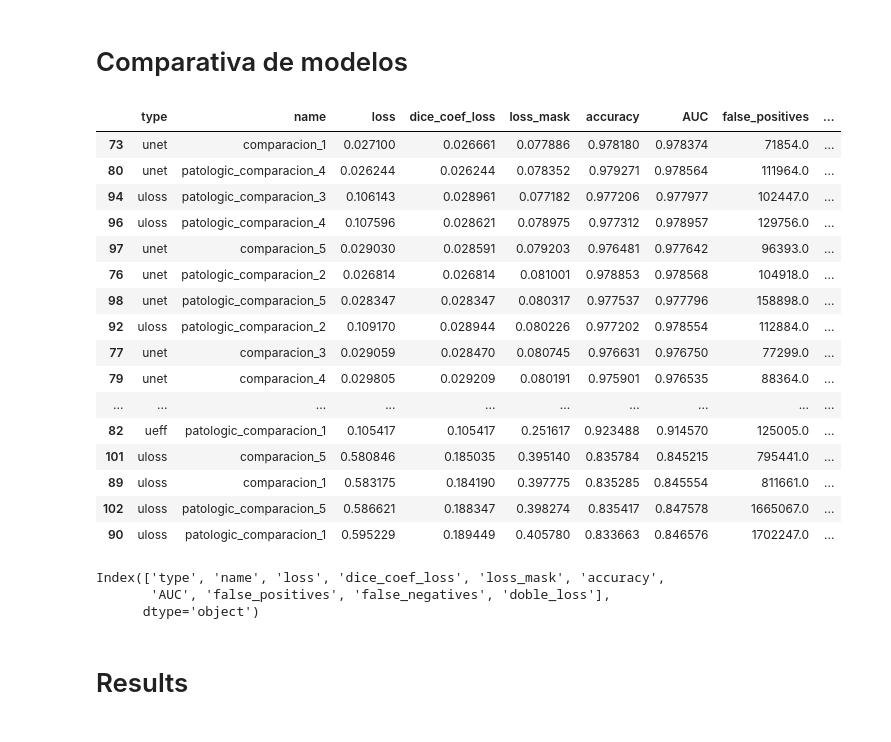
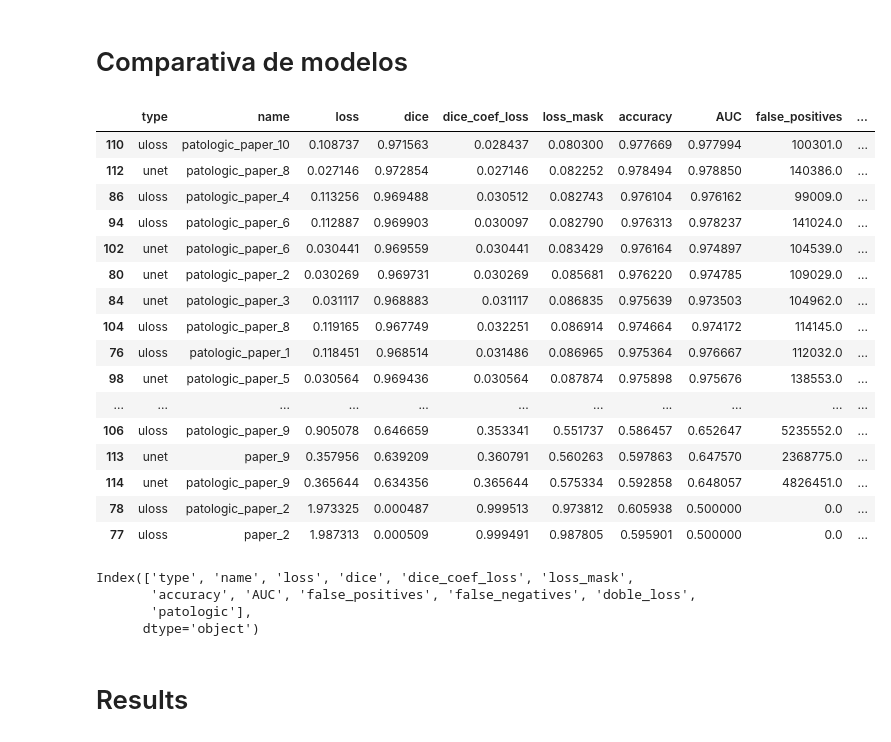
Before and after one commit to maryskal/SITK, a Jupyter notebook: neural_networks/segmentation/data_management/Paper_evaluation.ipynb, the cells around one changed output. Cells and saved outputs as stored; diff of their text form; code cells hidden in the pictures.

```diff
--- a/neural_networks/segmentation/data_management/Paper_evaluation.ipynb
+++ b/neural_networks/segmentation/data_management/Paper_evaluation.ipynb
@@ -10,39 +10,42 @@ df = pd.read_csv(path)
 df['doble_loss'] = df['dice_coef_loss'] + df['loss_mask']
 # %%
 df.reset_index(drop = True)
-index = [i for i in df.index if bool(re.search('comparacion', df['name'][i]))]
+index = [i for i in df.index if bool(re.search('paper', df['name'][i]))]
-# %%
-df = df.loc[index]
 # %%
 df['patologic'] = [1 if bool(re.search('patologic', df['name'][i])) else 0 for i in df.index]
+# %%
+df = df.iloc[index]
+# %%
+df.insert(3, 'dice', 1-df.dice_coef_loss)
 # %%
-df.sort_values('doble_loss')
+df.sort_values('loss_mask')
 # %% [output]
-|  | type | name | loss | dice_coef_loss | loss_mask | accuracy | AUC | false_positives | ... |
-| 73 | unet | comparacion_1 | 0.027100 | 0.026661 | 0.077886 | 0.978180 | 0.978374 | 71854.0 | ... |
-| 80 | unet | patologic_comparacion_4 | 0.026244 | 0.026244 | 0.078352 | 0.979271 | 0.978564 | 111964.0 | ... |
-| 94 | uloss | patologic_comparacion_3 | 0.106143 | 0.028961 | 0.077182 | 0.977206 | 0.977977 | 102447.0 | ... |
-| 96 | uloss | patologic_comparacion_4 | 0.107596 | 0.028621 | 0.078975 | 0.977312 | 0.978957 | 129756.0 | ... |
-| 97 | unet | comparacion_5 | 0.029030 | 0.028591 | 0.079203 | 0.976481 | 0.977642 | 96393.0 | ... |
-| 76 | unet | patologic_comparacion_2 | 0.026814 | 0.026814 | 0.081001 | 0.978853 | 0.978568 | 104918.0 | ... |
-| 98 | unet | patologic_comparacion_5 | 0.028347 | 0.028347 | 0.080317 | 0.977537 | 0.977796 | 158898.0 | ... |
-| 92 | uloss | patologic_comparacion_2 | 0.109170 | 0.028944 | 0.080226 | 0.977202 | 0.978554 | 112884.0 | ... |
-| 77 | unet | comparacion_3 | 0.029059 | 0.028470 | 0.080745 | 0.976631 | 0.976750 | 77299.0 | ... |
-| 79 | unet | comparacion_4 | 0.029805 | 0.029209 | 0.080191 | 0.975901 | 0.976535 | 88364.0 | ... |
-| ... | ... | ... | ... | ... | ... | ... | ... | ... | ... |
-| 82 | ueff | patologic_comparacion_1 | 0.105417 | 0.105417 | 0.251617 | 0.923488 | 0.914570 | 125005.0 | ... |
-| 101 | uloss | comparacion_5 | 0.580846 | 0.185035 | 0.395140 | 0.835784 | 0.845215 | 795441.0 | ... |
-| 89 | uloss | comparacion_1 | 0.583175 | 0.184190 | 0.397775 | 0.835285 | 0.845554 | 811661.0 | ... |
-| 102 | uloss | patologic_comparacion_5 | 0.586621 | 0.188347 | 0.398274 | 0.835417 | 0.847578 | 1665067.0 | ... |
-| 90 | uloss | patologic_comparacion_1 | 0.595229 | 0.189449 | 0.405780 | 0.833663 | 0.846576 | 1702247.0 | ... |
+|  | type | name | loss | dice | dice_coef_loss | loss_mask | accuracy | AUC | false_positives | ... |
+| 110 | uloss | patologic_paper_10 | 0.108737 | 0.971563 | 0.028437 | 0.080300 | 0.977669 | 0.977994 | 100301.0 | ... |
+| 112 | unet | patologic_paper_8 | 0.027146 | 0.972854 | 0.027146 | 0.082252 | 0.978494 | 0.978850 | 140386.0 | ... |
+| 86 | uloss | patologic_paper_4 | 0.113256 | 0.969488 | 0.030512 | 0.082743 | 0.976104 | 0.976162 | 99009.0 | ... |
+| 94 | uloss | patologic_paper_6 | 0.112887 | 0.969903 | 0.030097 | 0.082790 | 0.976313 | 0.978237 | 141024.0 | ... |
+| 102 | unet | patologic_paper_6 | 0.030441 | 0.969559 | 0.030441 | 0.083429 | 0.976164 | 0.974897 | 104539.0 | ... |
+| 80 | unet | patologic_paper_2 | 0.030269 | 0.969731 | 0.030269 | 0.085681 | 0.976220 | 0.974785 | 109029.0 | ... |
+| 84 | unet | patologic_paper_3 | 0.031117 | 0.968883 | 0.031117 | 0.086835 | 0.975639 | 0.973503 | 104962.0 | ... |
+| 104 | uloss | patologic_paper_8 | 0.119165 | 0.967749 | 0.032251 | 0.086914 | 0.974664 | 0.974172 | 114145.0 | ... |
+| 76 | uloss | patologic_paper_1 | 0.118451 | 0.968514 | 0.031486 | 0.086965 | 0.975364 | 0.976667 | 112032.0 | ... |
+| 98 | unet | patologic_paper_5 | 0.030564 | 0.969436 | 0.030564 | 0.087874 | 0.975898 | 0.975676 | 138553.0 | ... |
+| ... | ... | ... | ... | ... | ... | ... | ... | ... | ... | ... |
+| 106 | uloss | patologic_paper_9 | 0.905078 | 0.646659 | 0.353341 | 0.551737 | 0.586457 | 0.652647 | 5235552.0 | ... |
+| 113 | unet | paper_9 | 0.357956 | 0.639209 | 0.360791 | 0.560263 | 0.597863 | 0.647570 | 2368775.0 | ... |
+| 114 | unet | patologic_paper_9 | 0.365644 | 0.634356 | 0.365644 | 0.575334 | 0.592858 | 0.648057 | 4826451.0 | ... |
+| 78 | uloss | patologic_paper_2 | 1.973325 | 0.000487 | 0.999513 | 0.973812 | 0.605938 | 0.500000 | 0.0 | ... |
+| 77 | uloss | paper_2 | 1.987313 | 0.000509 | 0.999491 | 0.987805 | 0.595901 | 0.500000 | 0.0 | ... |
 # %%
 df_normal = df[df.patologic == 0]
 df_pato = df[df.patologic == 1]
 # %%
 df.columns
 # %% [output]
-Index(['type', 'name', 'loss', 'dice_coef_loss', 'loss_mask', 'accuracy',
-       'AUC', 'false_positives', 'false_negatives', 'doble_loss'],
+Index(['type', 'name', 'loss', 'dice', 'dice_coef_loss', 'loss_mask',
+       'accuracy', 'AUC', 'false_positives', 'false_negatives', 'doble_loss',
+       'patologic'],
       dtype='object')
 # %% [markdown]
 # Results
```
Also changed, not shown: parts of 3 cells of this notebook, 17 other files.
